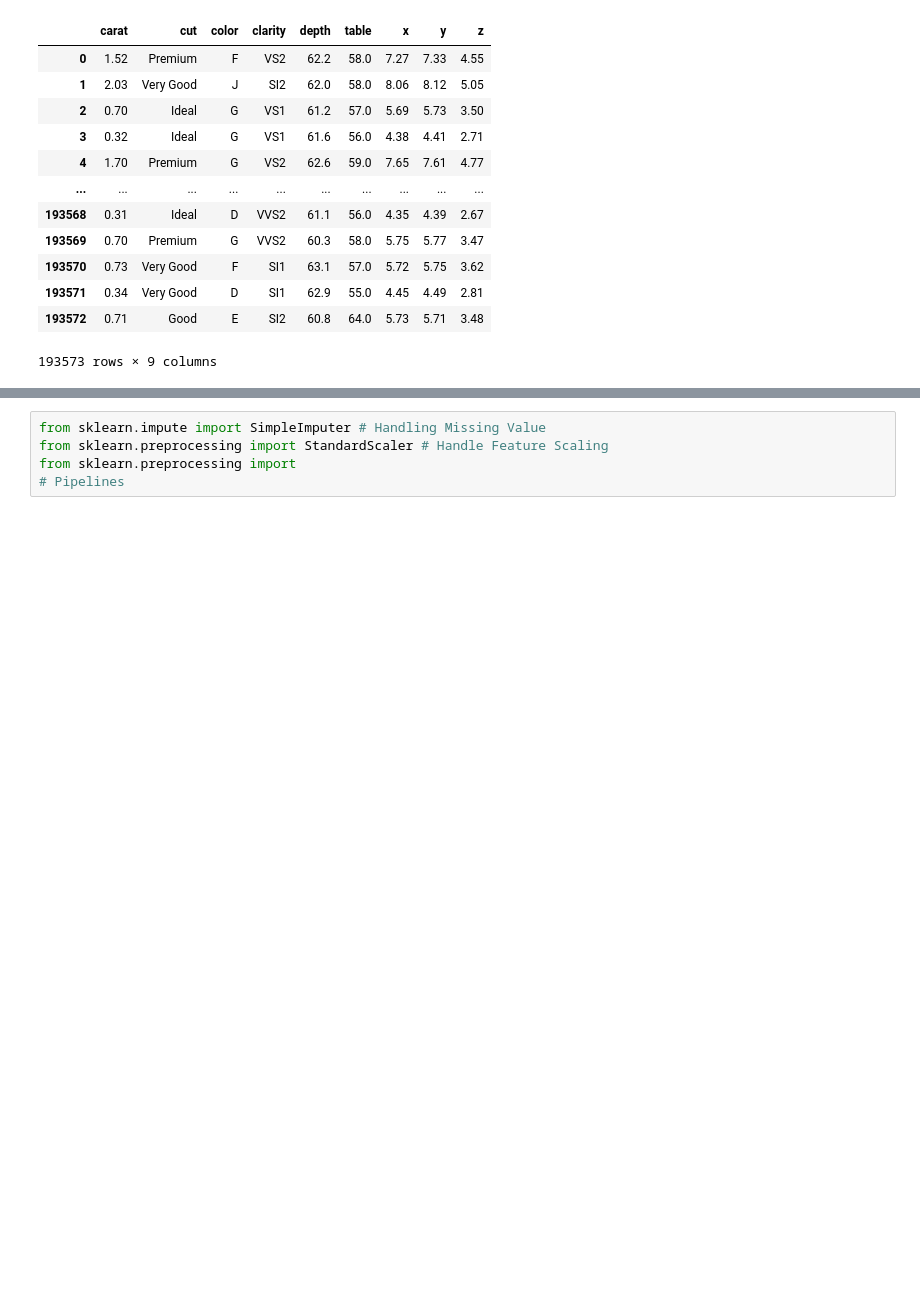
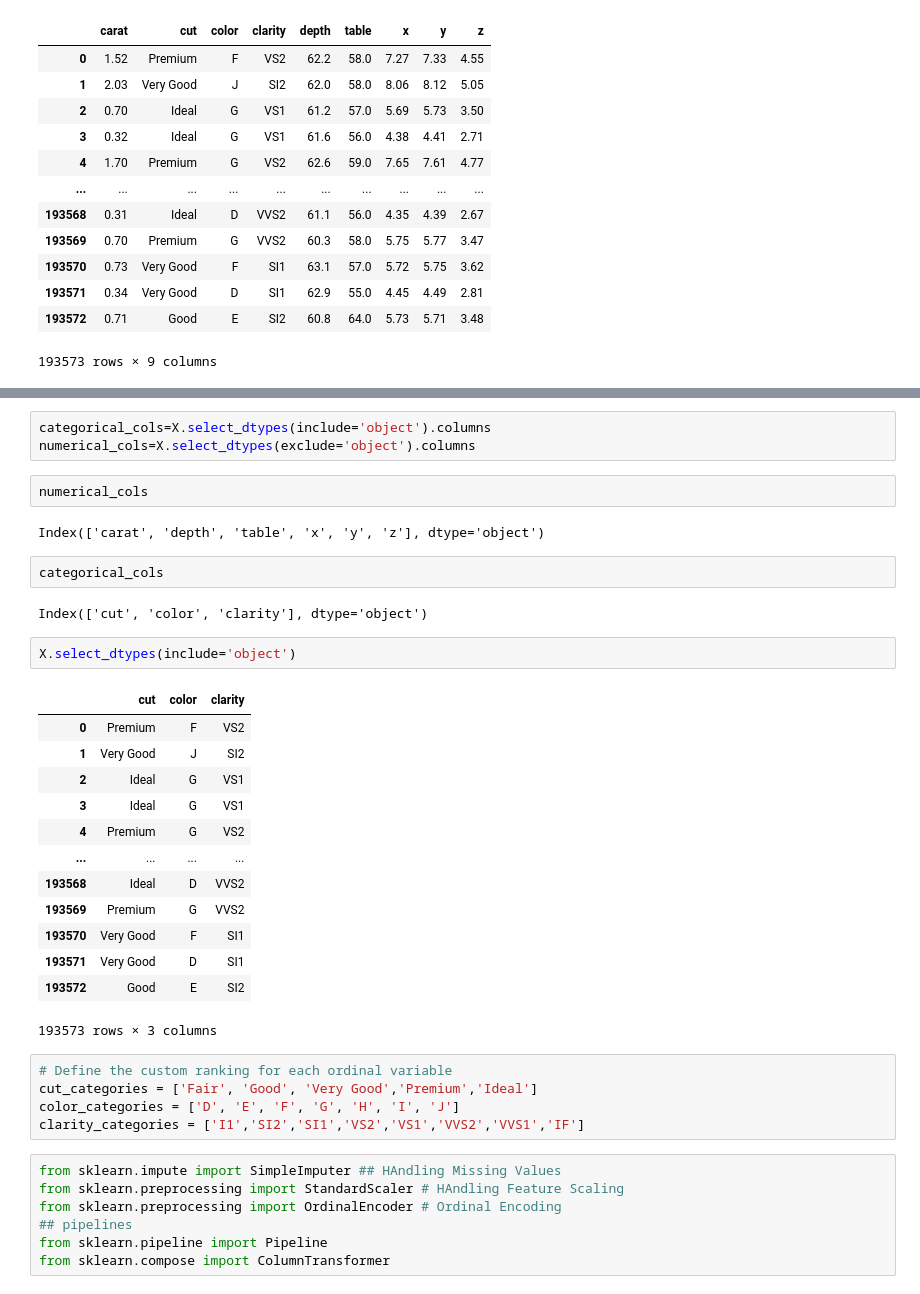
Before and after one commit to Simmisingh3/end_to_end_ML, a Jupyter notebook: notebooks/model_training.ipynb, the cells around one changed output, grey strips where cells are left out. Drawn from its saved outputs; the diff is of its cells as text; blank space fills up the shorter version.

```diff
--- a/notebooks/model_training.ipynb
+++ b/notebooks/model_training.ipynb
@@ -47,5 +59,39 @@ color_map = {"D":1 ,"E":2 ,"F":3 , "G":4 ,"H":5 , "I":6, "J":7}
+# %%
+categorical_cols=X.select_dtypes(include='object').columns
+numerical_cols=X.select_dtypes(exclude='object').columns
+# %%
+numerical_cols
+# %% [output]
+Index(['carat', 'depth', 'table', 'x', 'y', 'z'], dtype='object')
+# %%
+categorical_cols
+# %% [output]
+Index(['cut', 'color', 'clarity'], dtype='object')
+# %%
+X.select_dtypes(include='object')
+# %% [output]
+|  | cut | color | clarity |
+| 0 | Premium | F | VS2 |
+| 1 | Very Good | J | SI2 |
+| 2 | Ideal | G | VS1 |
+| 3 | Ideal | G | VS1 |
+| 4 | Premium | G | VS2 |
+| ... | ... | ... | ... |
+| 193568 | Ideal | D | VVS2 |
+| 193569 | Premium | G | VVS2 |
+| 193570 | Very Good | F | SI1 |
+| 193571 | Very Good | D | SI1 |
+| 193572 | Good | E | SI2 |
+193573 rows × 3 columns
+# %%
+# Define the custom ranking for each ordinal variable
+cut_categories = ['Fair', 'Good', 'Very Good','Premium','Ideal']
+color_categories = ['D', 'E', 'F', 'G', 'H', 'I', 'J']
+clarity_categories = ['I1','SI2','SI1','VS2','VS1','VVS2','VVS1','IF']
 # %%
-from sklearn.impute import SimpleImputer # Handling Missing Value
-from sklearn.preprocessing import StandardScaler # Handle Feature Scaling
-from sklearn.preprocessing import
-# Pipelines
+from sklearn.impute import SimpleImputer ## HAndling Missing Values
+from sklearn.preprocessing import StandardScaler # HAndling Feature Scaling
+from sklearn.preprocessing import OrdinalEncoder # Ordinal Encoding
+## pipelines
+from sklearn.pipeline import Pipeline
+from sklearn.compose import ColumnTransformer
```
Also changed, not shown: parts of 25 cells of this notebook.
